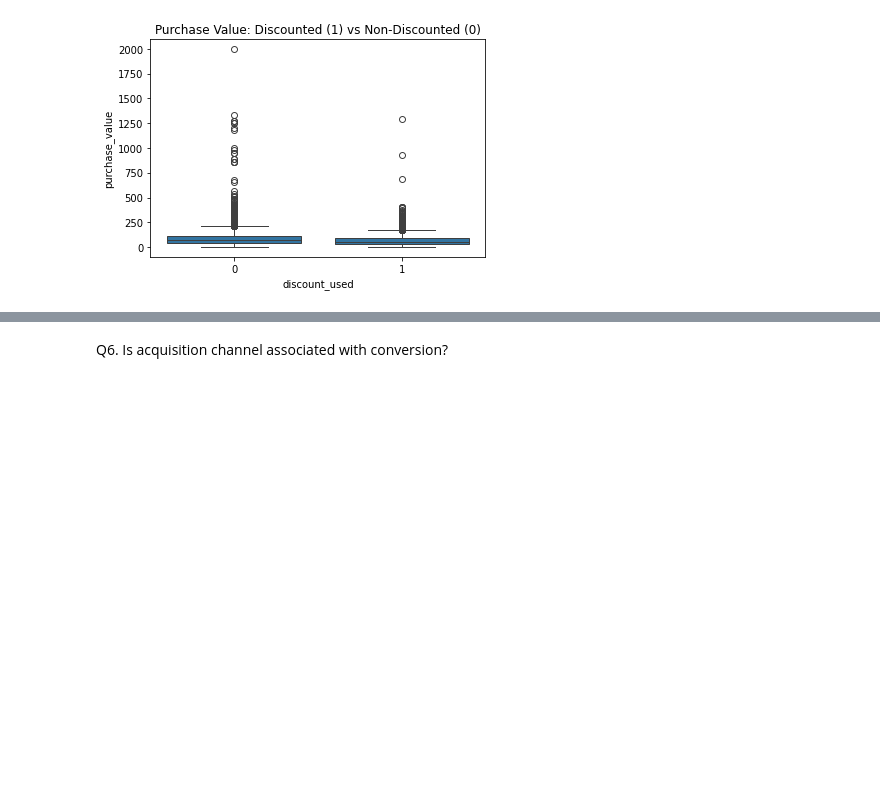
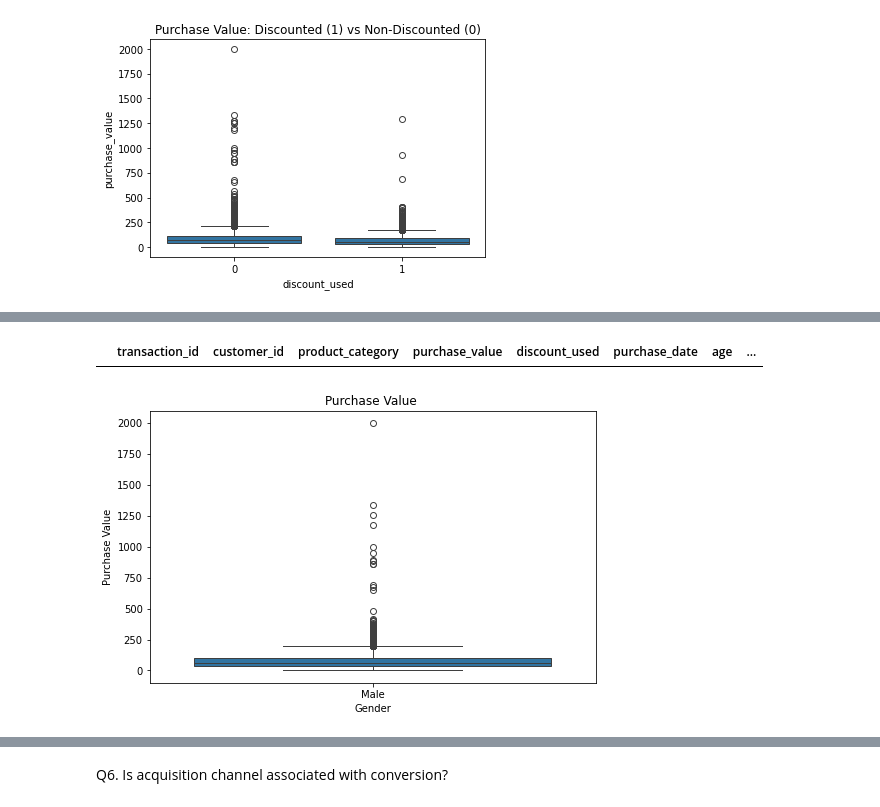
Before and after one commit to ledagale27/Mayerfeld_Hw2, a Jupyter notebook: hw_2_project (1).ipynb, the cells around one changed output, grey strips where cells are left out. Saved outputs shown, nothing was run; the diff lists cells and outputs as text; code cells hidden in the pictures; blank space fills up the shorter version.

```diff
--- a/hw_2_project (1).ipynb
+++ b/hw_2_project (1).ipynb
@@ -178,0 +222,15 @@ Q3. Do male and female customers differ in average purchase value?
+# %%
+customers_transactions[customers_transactions["gender"] == "male"]
+# %% [output]
+|  | transaction_id | customer_id | product_category | purchase_value | discount_used | purchase_date | age | ... |
+# %%
+plt.figure(figsize=(8,5))
+sns.boxplot(x="gender", y="purchase_value", data = customers_transactions[customers_transactions["gender"] == "Male"])
+
+plt.title("Purchase Value ")
+plt.xlabel("Gender")
+plt.ylabel("Purchase Value")
+
+plt.show()
+# %% [output]
+[figure, added]
```
Also changed, not shown: parts of 15 cells of this notebook.
